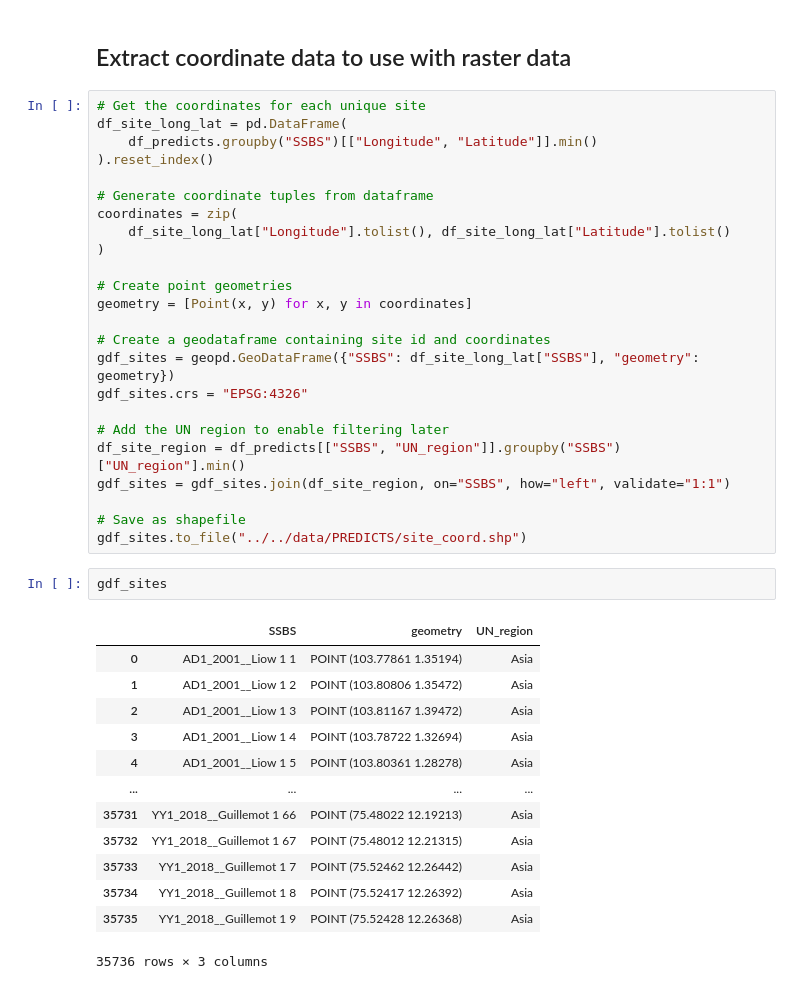
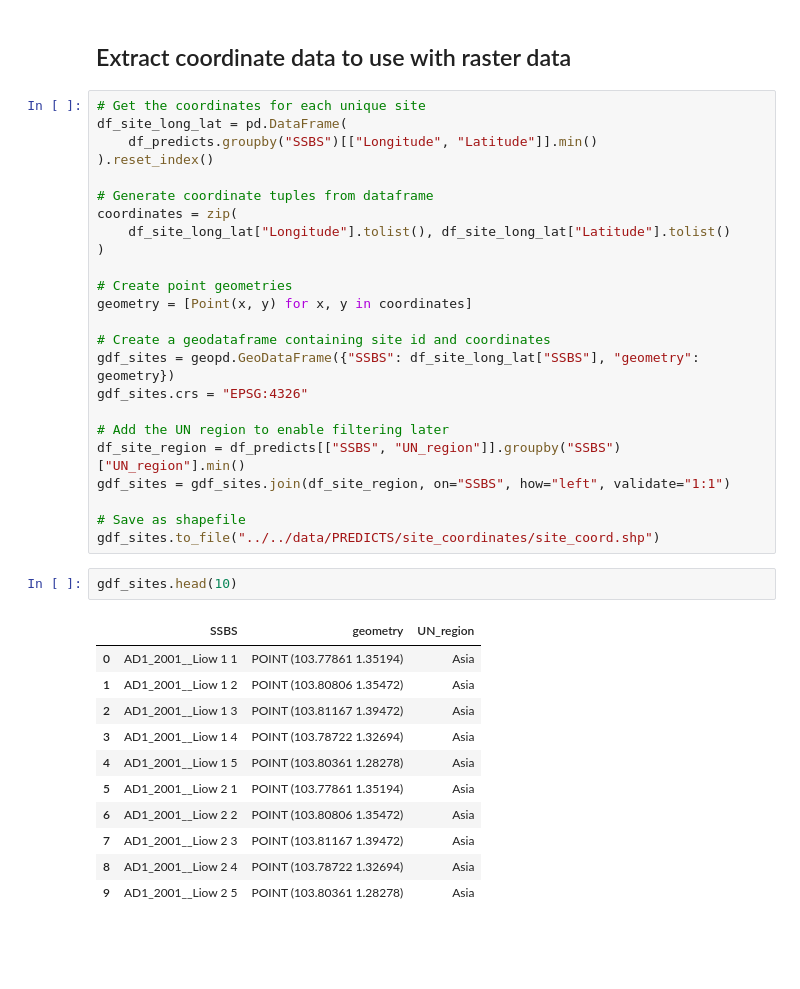
Before and after one commit to j-nystrom/biodiversity-impacts, a Jupyter notebook: notebooks/predicts_processing.ipynb, the cells around one changed output. Cells and saved outputs as stored; diff of their text form; blank space fills up the shorter version.

Commit message:
test of predicts processing

```diff
--- a/notebooks/predicts_processing.ipynb
+++ b/notebooks/predicts_processing.ipynb
@@ -281,20 +281,18 @@ df_site_region = df_predicts[["SSBS", "UN_region"]].groupby("SSBS")["UN_region"]
 gdf_sites = gdf_sites.join(df_site_region, on="SSBS", how="left", validate="1:1")
 
 # Save as shapefile
-gdf_sites.to_file("../../data/PREDICTS/site_coord.shp")
+gdf_sites.to_file("../../data/PREDICTS/site_coordinates/site_coord.shp")
 # %%
-gdf_sites
+gdf_sites.head(10)
 # %% [output]
 |  | SSBS | geometry | UN_region |
 | 0 | AD1_2001__Liow 1 1 | POINT (103.77861 1.35194) | Asia |
 | 1 | AD1_2001__Liow 1 2 | POINT (103.80806 1.35472) | Asia |
 | 2 | AD1_2001__Liow 1 3 | POINT (103.81167 1.39472) | Asia |
 | 3 | AD1_2001__Liow 1 4 | POINT (103.78722 1.32694) | Asia |
 | 4 | AD1_2001__Liow 1 5 | POINT (103.80361 1.28278) | Asia |
-| ... | ... | ... | ... |
-| 35731 | YY1_2018__Guillemot 1 66 | POINT (75.48022 12.19213) | Asia |
-| 35732 | YY1_2018__Guillemot 1 67 | POINT (75.48012 12.21315) | Asia |
-| 35733 | YY1_2018__Guillemot 1 7 | POINT (75.52462 12.26442) | Asia |
-| 35734 | YY1_2018__Guillemot 1 8 | POINT (75.52417 12.26392) | Asia |
-| 35735 | YY1_2018__Guillemot 1 9 | POINT (75.52428 12.26368) | Asia |
+| 5 | AD1_2001__Liow 2 1 | POINT (103.77861 1.35194) | Asia |
+| 6 | AD1_2001__Liow 2 2 | POINT (103.80806 1.35472) | Asia |
+| 7 | AD1_2001__Liow 2 3 | POINT (103.81167 1.39472) | Asia |
+| 8 | AD1_2001__Liow 2 4 | POINT (103.78722 1.32694) | Asia |
+| 9 | AD1_2001__Liow 2 5 | POINT (103.80361 1.28278) | Asia |
-35736 rows × 3 columns
```
